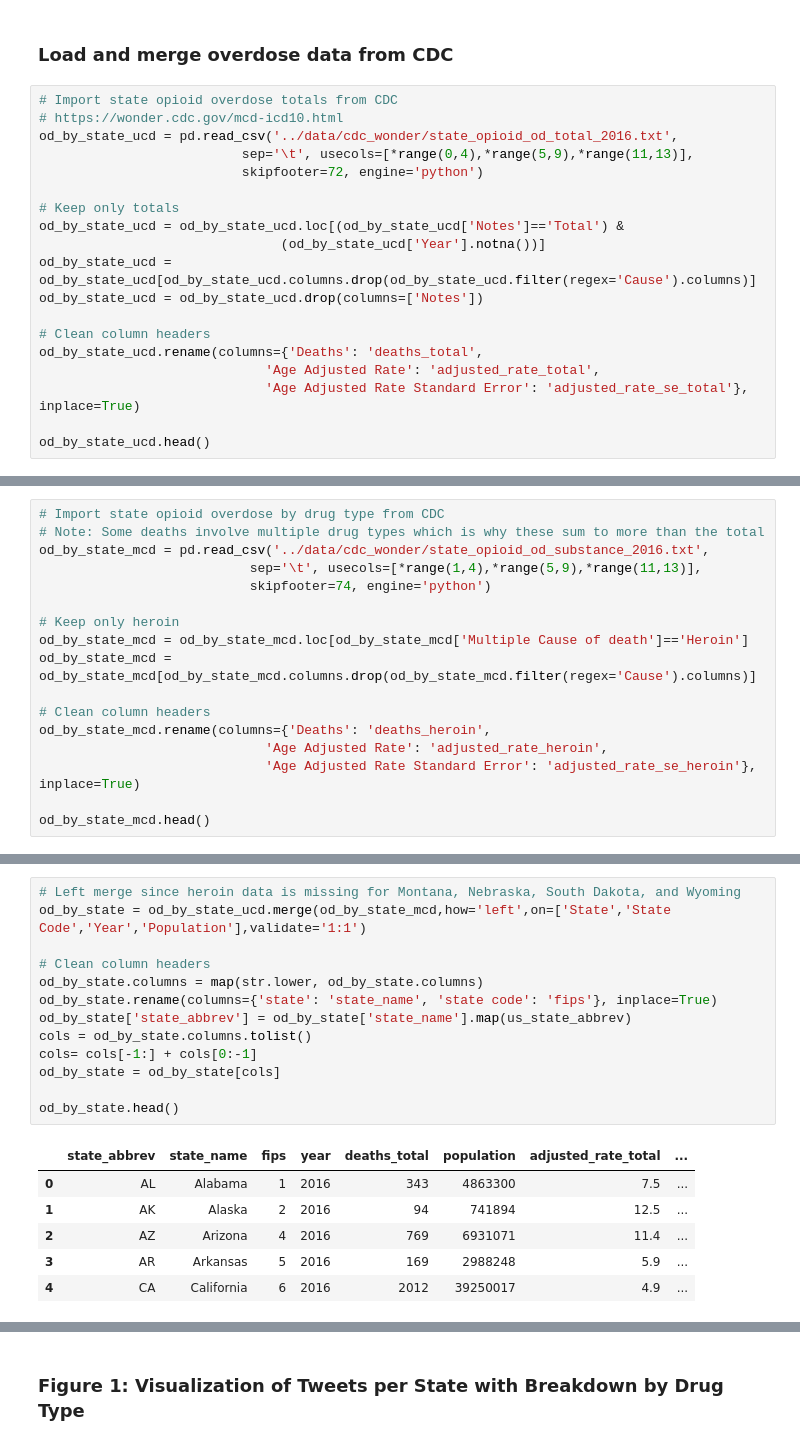
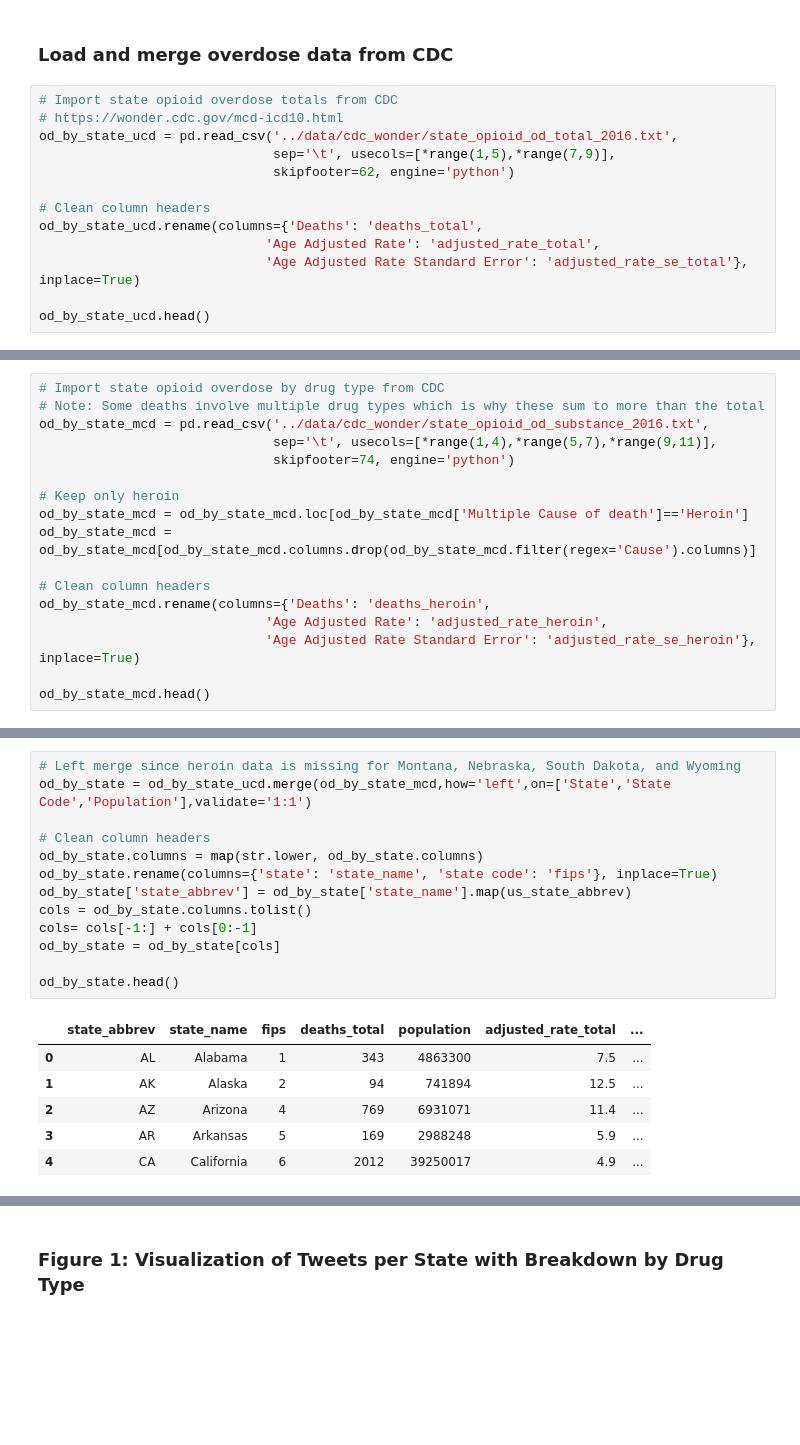
Before and after one commit to mefryar/opioid-research, a Jupyter notebook: code/opioid_twitter.ipynb, the cells around one changed output, grey strips where cells are left out. Drawn from its saved outputs; the diff is of its cells as text; blank space fills up the shorter version.

```diff
--- a/code/opioid_twitter.ipynb
+++ b/code/opioid_twitter.ipynb
@@ -380,14 +380,8 @@ tweets_by_state.head()
 # Import state opioid overdose totals from CDC
 # https://wonder.cdc.gov/mcd-icd10.html
 od_by_state_ucd = pd.read_csv('../data/cdc_wonder/state_opioid_od_total_2016.txt',
-                          sep='\t', usecols=[*range(0,4),*range(5,9),*range(11,13)],
-                          skipfooter=72, engine='python')
-
-# Keep only totals
-od_by_state_ucd = od_by_state_ucd.loc[(od_by_state_ucd['Notes']=='Total') &
-                               (od_by_state_ucd['Year'].notna())]
-od_by_state_ucd = od_by_state_ucd[od_by_state_ucd.columns.drop(od_by_state_ucd.filter(regex='Cause').columns)]
-od_by_state_ucd = od_by_state_ucd.drop(columns=['Notes'])
+                              sep='\t', usecols=[*range(1,5),*range(7,9)],
+                              skipfooter=62, engine='python')
 
 # Clean column headers
 od_by_state_ucd.rename(columns={'Deaths': 'deaths_total',
@@ -406,8 +400,8 @@ od_by_state_ucd.head()
 # Import state opioid overdose by drug type from CDC
 # Note: Some deaths involve multiple drug types which is why these sum to more than the total
 od_by_state_mcd = pd.read_csv('../data/cdc_wonder/state_opioid_od_substance_2016.txt',
-                           sep='\t', usecols=[*range(1,4),*range(5,9),*range(11,13)],
-                           skipfooter=74, engine='python')
+                              sep='\t', usecols=[*range(1,4),*range(5,7),*range(9,11)],
+                              skipfooter=74, engine='python')
 
 # Keep only heroin
 od_by_state_mcd = od_by_state_mcd.loc[od_by_state_mcd['Multiple Cause of death']=='Heroin']
@@ -429,23 +423,23 @@ od_by_state_mcd.head()
 # %%
 # Left merge since heroin data is missing for Montana, Nebraska, South Dakota, and Wyoming
-od_by_state = od_by_state_ucd.merge(od_by_state_mcd,how='left',on=['State','State Code','Year','Population'],validate='1:1')
+od_by_state = od_by_state_ucd.merge(od_by_state_mcd,how='left',on=['State','State Code','Population'],validate='1:1')
 
 # Clean column headers
 od_by_state.columns = map(str.lower, od_by_state.columns)
 od_by_state.rename(columns={'state': 'state_name', 'state code': 'fips'}, inplace=True)
 od_by_state['state_abbrev'] = od_by_state['state_name'].map(us_state_abbrev)
 cols = od_by_state.columns.tolist()
 cols= cols[-1:] + cols[0:-1]
 od_by_state = od_by_state[cols]
 
 od_by_state.head()
 # %% [output]
-|  | state_abbrev | state_name | fips | year | deaths_total | population | adjusted_rate_total | ... |
-| 0 | AL | Alabama | 1 | 2016 | 343 | 4863300 | 7.5 | ... |
-| 1 | AK | Alaska | 2 | 2016 | 94 | 741894 | 12.5 | ... |
-| 2 | AZ | Arizona | 4 | 2016 | 769 | 6931071 | 11.4 | ... |
-| 3 | AR | Arkansas | 5 | 2016 | 169 | 2988248 | 5.9 | ... |
-| 4 | CA | California | 6 | 2016 | 2012 | 39250017 | 4.9 | ... |
+|  | state_abbrev | state_name | fips | deaths_total | population | adjusted_rate_total | ... |
+| 0 | AL | Alabama | 1 | 343 | 4863300 | 7.5 | ... |
+| 1 | AK | Alaska | 2 | 94 | 741894 | 12.5 | ... |
+| 2 | AZ | Arizona | 4 | 769 | 6931071 | 11.4 | ... |
+| 3 | AR | Arkansas | 5 | 169 | 2988248 | 5.9 | ... |
+| 4 | CA | California | 6 | 2012 | 39250017 | 4.9 | ... |
 # %%
 # Merge with tweets_by_state
 od_tweets_by_state = od_by_state.merge(tweets_by_state,on='state_abbrev',validate='1:1')
```
Also changed, not shown: parts of 12 cells of this notebook, 1 other file.
